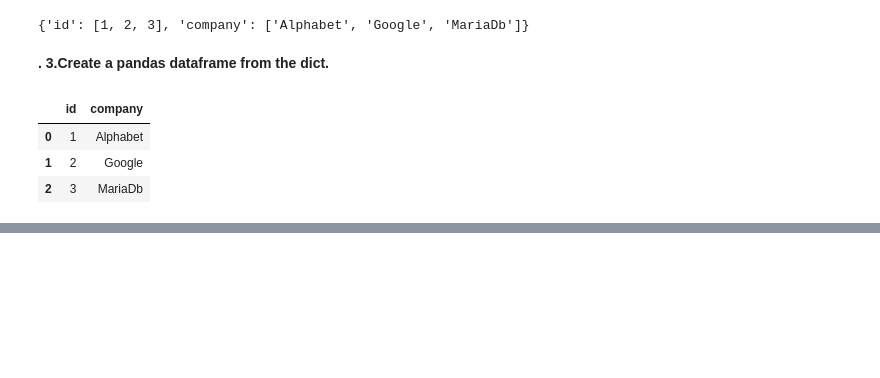
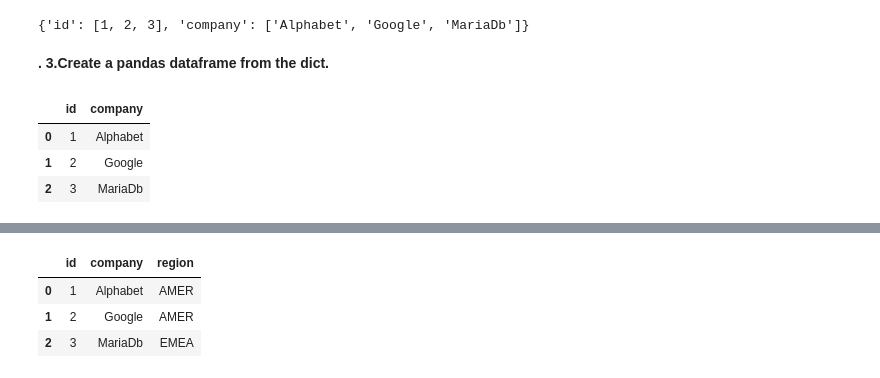
Before and after one commit to Rohit3435/Python-Practice, a Jupyter notebook: Python_practice_Data_Analytics.ipynb, the cells around one changed output, grey strips where cells are left out. Cells and saved outputs as stored; diff of their text form; code cells hidden in the pictures; blank space fills up the shorter version.

```diff
--- a/Python_practice_Data_Analytics.ipynb
+++ b/Python_practice_Data_Analytics.ipynb
@@ -37,0 +68,11 @@ df
+# %%
+region={'id':[1,2,3,4],
+        'region':['AMER','AMER','EMEA','INDIA']}
+region_df=pd.DataFrame(region)
+merged_df=df.merge(region_df,how='left',on='id')
+merged_df
+# %% [output]
+|  | id | company | region |
+| 0 | 1 | Alphabet | AMER |
+| 1 | 2 | Google | AMER |
+| 2 | 3 | MariaDb | EMEA |
```
Also changed, not shown: parts of 6 cells of this notebook.
